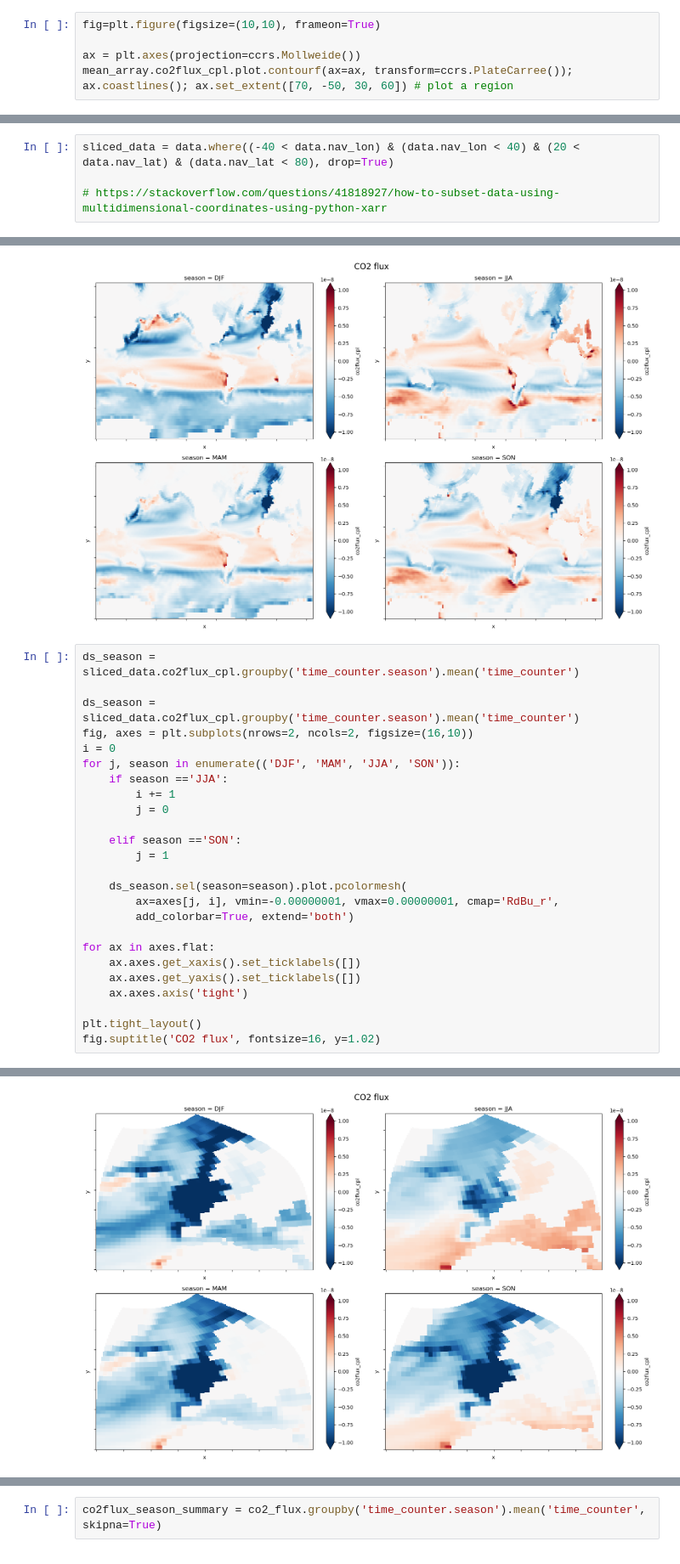
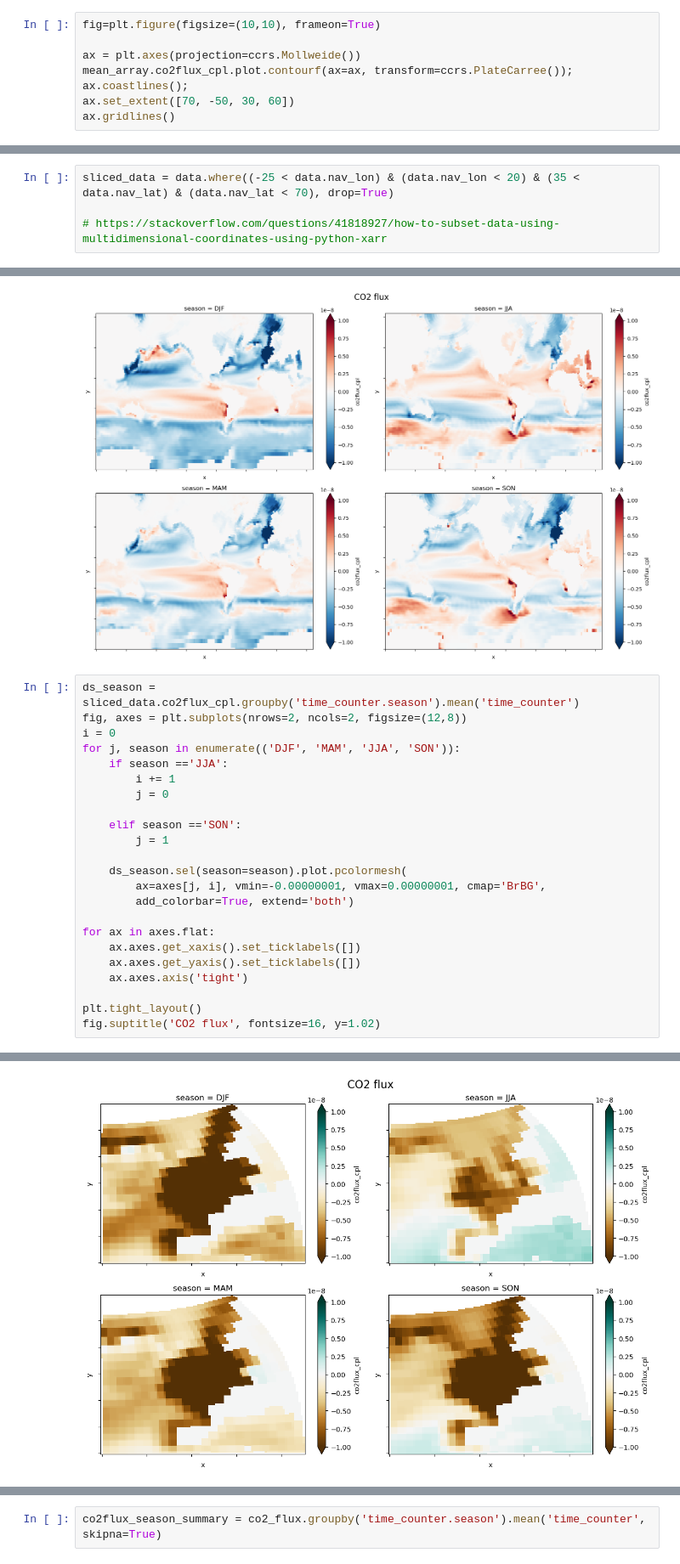
Before and after one commit to chiaraciscato/MScThesis, a Jupyter notebook: CO2flux_OAE.ipynb, the cells around one changed output, grey strips where cells are left out. Shown at 85% size. Saved outputs shown, nothing was run; the diff lists cells and outputs as text.

```diff
--- a/CO2flux_OAE.ipynb
+++ b/CO2flux_OAE.ipynb
@@ -176,5 +176,7 @@ fig=plt.figure(figsize=(10,10), frameon=True)
 
 ax = plt.axes(projection=ccrs.Mollweide())
 mean_array.co2flux_cpl.plot.contourf(ax=ax, transform=ccrs.PlateCarree());
-ax.coastlines(); ax.set_extent([70, -50, 30, 60]) # plot a region
+ax.coastlines();
+ax.set_extent([70, -50, 30, 60])
+ax.gridlines()
 # %% [output]
@@ -194,7 +197,7 @@ data.co2flux_cpl.mean(dim=('y', 'x')).plot(figsize= (20, 4)) # global mean
 # %% [output]
 [figure]
 # %%
-sliced_data = data.where((-40 < data.nav_lon) & (data.nav_lon < 40) & (20 < data.nav_lat) & (data.nav_lat < 80), drop=True)
+sliced_data = data.where((-25 < data.nav_lon) & (data.nav_lon < 20) & (35 < data.nav_lat) & (data.nav_lat < 70), drop=True)
 
 # https://stackoverflow.com/questions/41818927/how-to-subset-data-using-multidimensional-coordinates-using-python-xarr
 # %%
@@ -247,32 +250,30 @@ Text(0.5, 1.02, 'CO2 flux')
 [figure]
 # %%
 ds_season = sliced_data.co2flux_cpl.groupby('time_counter.season').mean('time_counter')
-
-ds_season = sliced_data.co2flux_cpl.groupby('time_counter.season').mean('time_counter')
-fig, axes = plt.subplots(nrows=2, ncols=2, figsize=(16,10))
+fig, axes = plt.subplots(nrows=2, ncols=2, figsize=(12,8))
 i = 0
 for j, season in enumerate(('DJF', 'MAM', 'JJA', 'SON')):
     if season =='JJA':
         i += 1
         j = 0
 
     elif season =='SON':
         j = 1
 
     ds_season.sel(season=season).plot.pcolormesh(
-        ax=axes[j, i], vmin=-0.00000001, vmax=0.00000001, cmap='RdBu_r',
+        ax=axes[j, i], vmin=-0.00000001, vmax=0.00000001, cmap='BrBG',
         add_colorbar=True, extend='both')
 
 for ax in axes.flat:
     ax.axes.get_xaxis().set_ticklabels([])
     ax.axes.get_yaxis().set_ticklabels([])
     ax.axes.axis('tight')
 
 plt.tight_layout()
 fig.suptitle('CO2 flux', fontsize=16, y=1.02)
 # %% [output]
 Text(0.5, 1.02, 'CO2 flux')
-[figure, old version]
+[figure, new version]
 # %%
 # last seven days of the simulation
 
```
Also changed, not shown: parts of 10 cells of this notebook, 12 other files.
